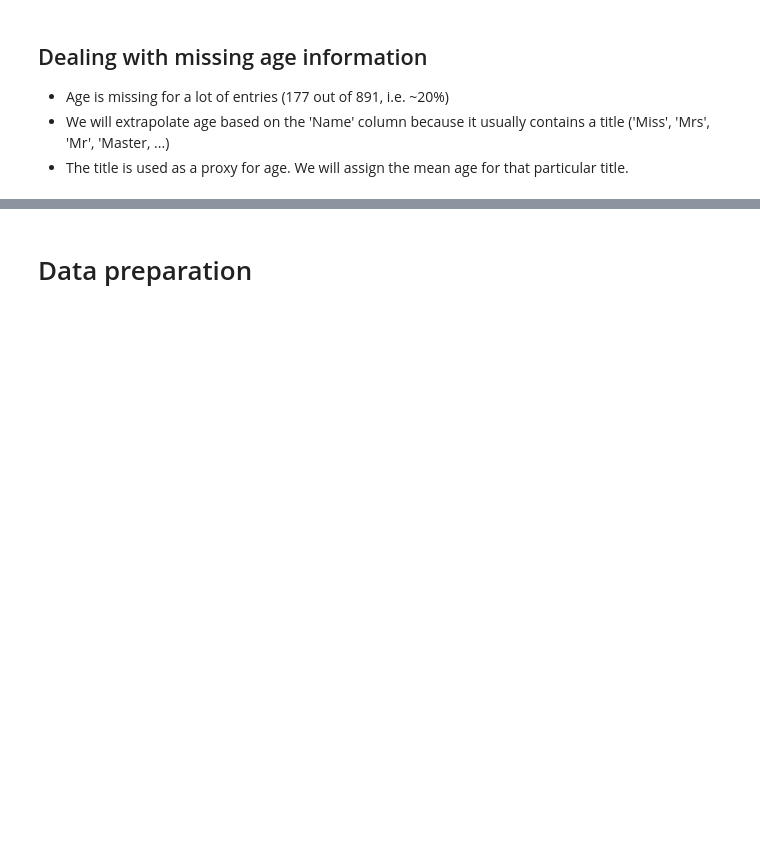
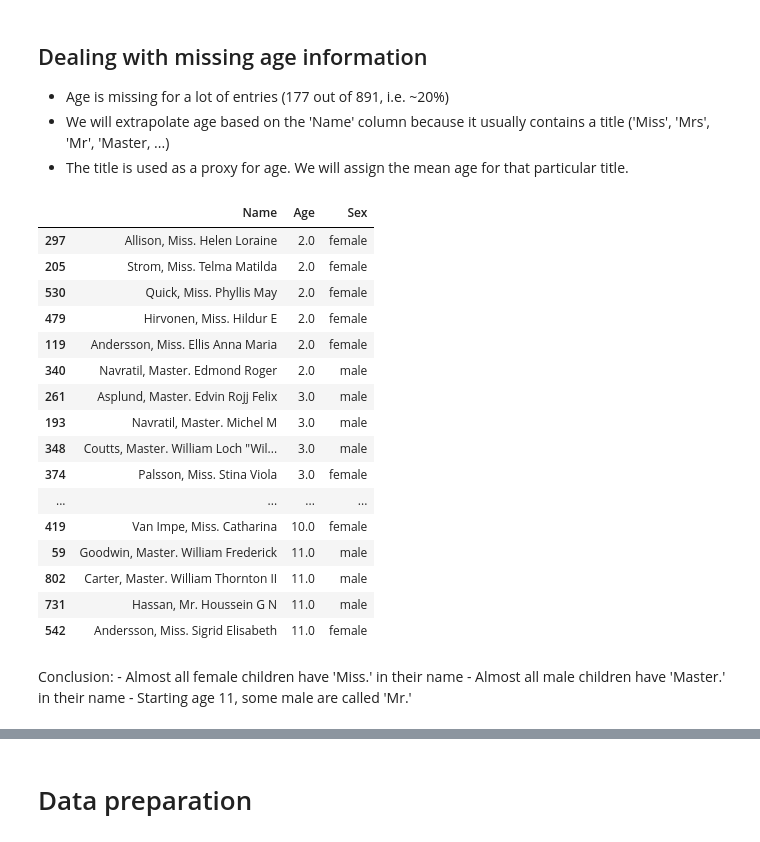
Before and after one commit to tbriot/kaggle-competitions, a Jupyter notebook: titanic.ipynb, the cells around one changed output, grey strips where cells are left out. Drawn from its saved outputs; the diff is of its cells as text; code cells hidden in the pictures; blank space fills up the shorter version.

```diff
--- a/titanic.ipynb
+++ b/titanic.ipynb
@@ -104,10 +104,14 @@ Standard deviation is 14.526497332334042
 # %%
 # Age group distribution
 def get_age_group(age):
-    if age <= 10:
-        return '0-10'
+    if age <= 2:
+        return '00-02'
+    elif age <= 6:
+        return '02-06'
+    elif age <= 12:
+        return '06-12'
     elif age <= 20:
-        return '10-20'
+        return '12-20'
     elif age <= 30:
         return '20-30'
     elif age <= 40:
@@ -118,16 +122,14 @@ def get_age_group(age):
         return '50-60'
     elif age <= 70:
         return '60-70'
-    elif age <= 80:
-        return '70-80'
     else:
-        return '80+'
+        return '70+'
 
 
 # Remove records where age is missing
 df_with_age = df[df['Age'].notna()]
 
 # Create new 'age_group' column
-df_with_age['age_group'] = df_with_age['Age'].apply(get_age_group)
-df_with_age.groupby('age_group')['PassengerId'].count()
+df['age_group'] = df_with_age['Age'].apply(get_age_group)
+df.groupby('age_group')['PassengerId'].count()
 # %% [output]
@@ -171,3 +173,30 @@ As a first iteration, a small model could be created with the following features
 - Age is missing for a lot of entries (177 out of 891, i.e. ~20%)
 - We will extrapolate age based on the 'Name' column because it usually contains a title ('Miss', 'Mrs', 'Mr', 'Master, ...)
 - The title is used as a proxy for age. We will assign the mean age for that particular title.
+# %%
+# Exploring names for children (12 yo) to find patterns in their names
+filtered_df = df[df['Age'] < 12]
+filtered_df[['Name', 'Age', 'Sex']].sort_values(by='Age', ascending=True).tail(50)
+# %% [output]
+|  | Name | Age | Sex |
+| 297 | Allison, Miss. Helen Loraine | 2.0 | female |
+| 205 | Strom, Miss. Telma Matilda | 2.0 | female |
+| 530 | Quick, Miss. Phyllis May | 2.0 | female |
+| 479 | Hirvonen, Miss. Hildur E | 2.0 | female |
+| 119 | Andersson, Miss. Ellis Anna Maria | 2.0 | female |
+| 340 | Navratil, Master. Edmond Roger | 2.0 | male |
+| 261 | Asplund, Master. Edvin Rojj Felix | 3.0 | male |
+| 193 | Navratil, Master. Michel M | 3.0 | male |
+| 348 | Coutts, Master. William Loch "Wil... | 3.0 | male |
+| 374 | Palsson, Miss. Stina Viola | 3.0 | female |
+| ... | ... | ... | ... |
+| 419 | Van Impe, Miss. Catharina | 10.0 | female |
+| 59 | Goodwin, Master. William Frederick | 11.0 | male |
+| 802 | Carter, Master. William Thornton II | 11.0 | male |
+| 731 | Hassan, Mr. Houssein G N | 11.0 | male |
+| 542 | Andersson, Miss. Sigrid Elisabeth | 11.0 | female |
+# %% [markdown]
+Conclusion:
+    - Almost all female children have 'Miss.' in their name
+    - Almost all male children have 'Master.' in their name
+    - Starting age 11, some male are called 'Mr.'
```
Also changed, not shown: parts of 23 cells of this notebook.
